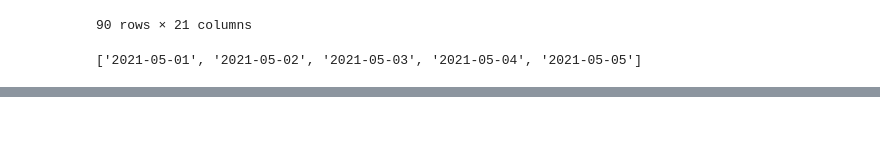
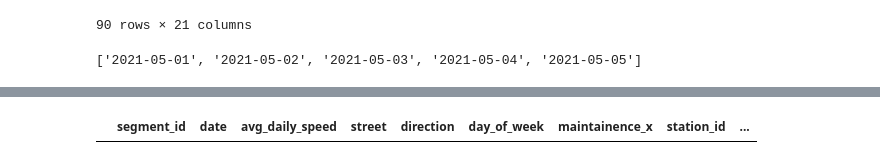
Before and after one commit to amandakhoo/data4all-team6, a Jupyter notebook: Data Cleaning- Merge Subway and Traffic Data.ipynb, the cells around one changed output, grey strips where cells are left out. Cells and saved outputs as stored; diff of their text form; code cells hidden in the pictures; blank space fills up the shorter version.

```diff
--- a/Data Cleaning- Merge Subway and Traffic Data.ipynb
+++ b/Data Cleaning- Merge Subway and Traffic Data.ipynb
@@ -138,2 +173,4 @@ print(subway_df_closed.head())
 # %%
-daily_avg_traffic_df_closed.join(subway_df_closed, on = 'date', how = 'left')
+daily_avg_traffic_df_closed.merge(subway_df_closed, on = 'date')
+# %% [output]
+|  | segment_id | date | avg_daily_speed | street | direction | day_of_week | maintainence_x | station_id | ... |
```
Also changed, not shown: parts of 7 cells of this notebook.
